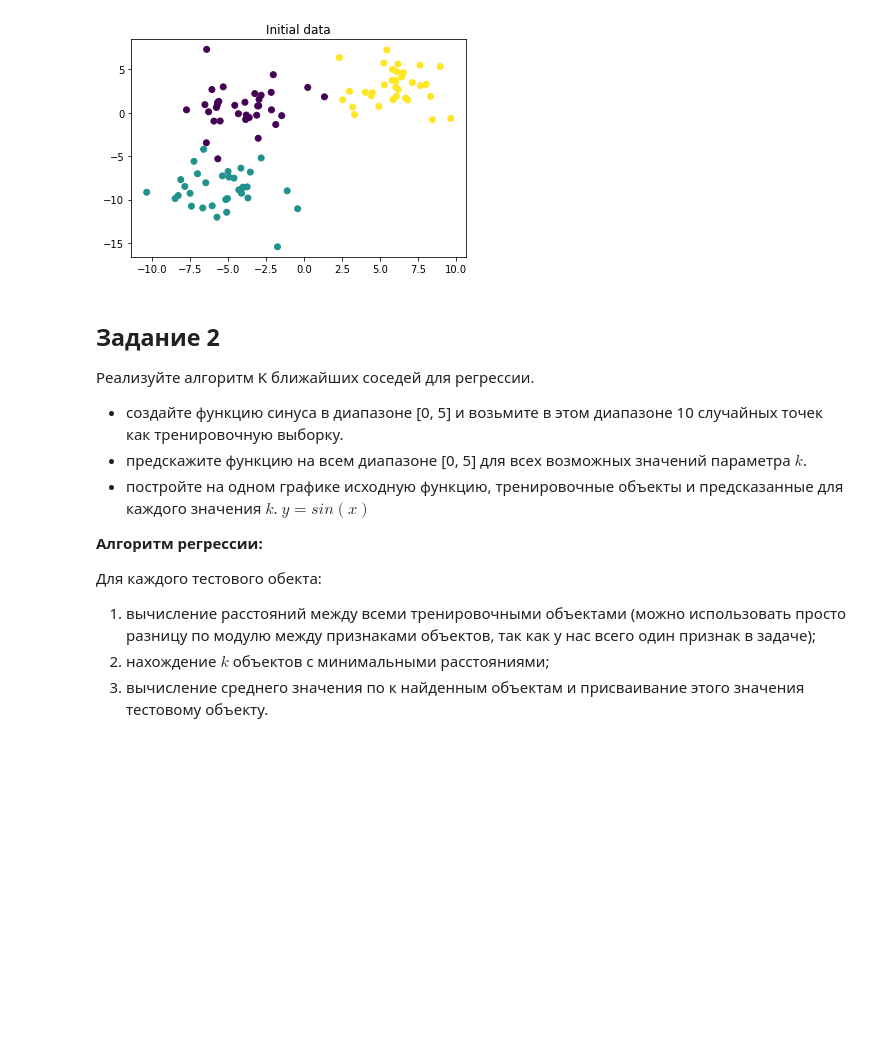
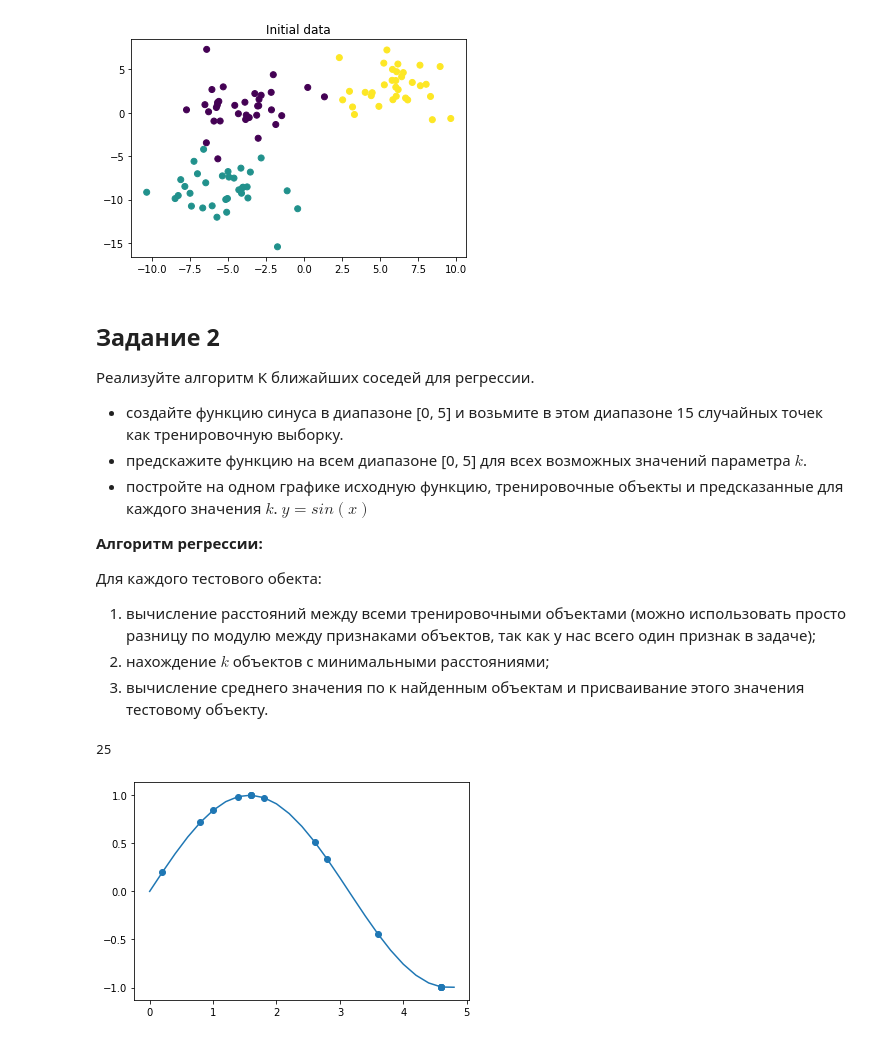
Before and after one commit to julia-komleva/ml-course-2021, a Jupyter notebook: 01_knn.ipynb, the cells around one changed output. Cells and saved outputs as stored; diff of their text form; code cells hidden in the pictures; blank space fills up the shorter version.

```diff
--- a/01_knn.ipynb
+++ b/01_knn.ipynb
@@ -935,7 +936,7 @@ def kNN(x_train, y_train, x_test, k):
 # %% [markdown]
 ## Задание 2
 Реализуйте алгоритм K ближайших соседей для регрессии.
-- создайте функцию синуса в диапазоне [0, 5] и возьмите в этом диапазоне 10 случайных точек как тренировочную выборку.
+- создайте функцию синуса в диапазоне [0, 5] и возьмите в этом диапазоне 15 случайных точек как тренировочную выборку.
 - предскажите функцию на всем диапазоне [0, 5] для всех возможных значений параметра $k$.
 - постройте на одном графике исходную функцию, тренировочные объекты и предсказанные для каждого значения $k$.
 $y = sin(x)$
@@ -946,3 +947,9 @@ $y = sin(x)$
 1. вычисление расстояний между всеми тренировочными объектами (можно использовать просто разницу по модулю между признаками объектов, так как у нас всего один признак в задаче);
 2. нахождение $k$ объектов с минимальными расстояниями;
 3. вычисление среднего значения по к найденным объектам и присваивание этого значения тестовому объекту.
+# %%
+x = np.arange(0, 5, 0.2)
+y = np.sin(x)
+len(x)
+# %% [output]
+25
@@ -948,0 +958,8 @@ $y = sin(x)$
+# %%
+x_train = np.random.choice(x, size=15)
+y_train = np.sin(x_train)
+# %%
+plt.plot(x, y)
+plt.scatter(x_train, y_train);
+# %% [output]
+[figure, added]
```
Also changed, not shown: parts of 12 cells of this notebook.
